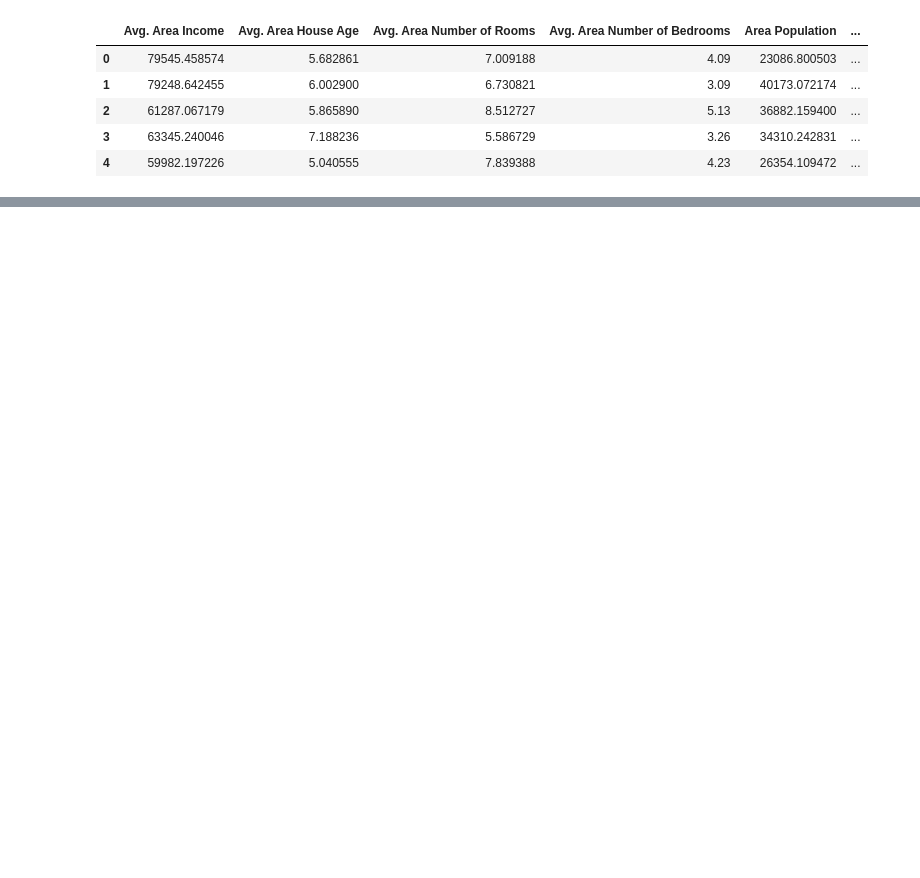
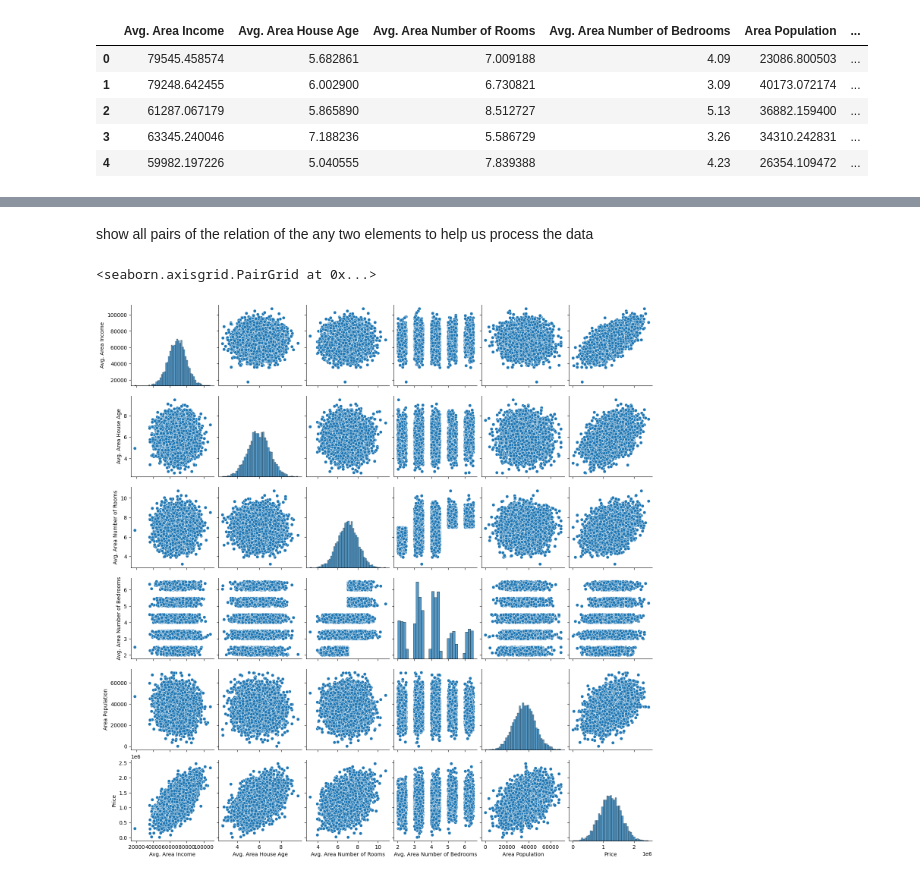
Before and after one commit to Daxting/Machine-Learning-Project, a Jupyter notebook: hw1.ipynb, the cells around one changed output, grey strips where cells are left out. Saved outputs shown, nothing was run; the diff lists cells and outputs as text; code cells hidden in the pictures; blank space fills up the shorter version.

```diff
--- a/hw1.ipynb
+++ b/hw1.ipynb
@@ -21,0 +58,7 @@ df.head()
+# %% [markdown]
+show all pairs of the relation of the any two elements to help us process the data
+# %%
+sns.pairplot(df)
+# %% [output]
+<seaborn.axisgrid.PairGrid at 0x...>
+[figure, added]
```
Also changed, not shown: parts of 17 cells of this notebook.
